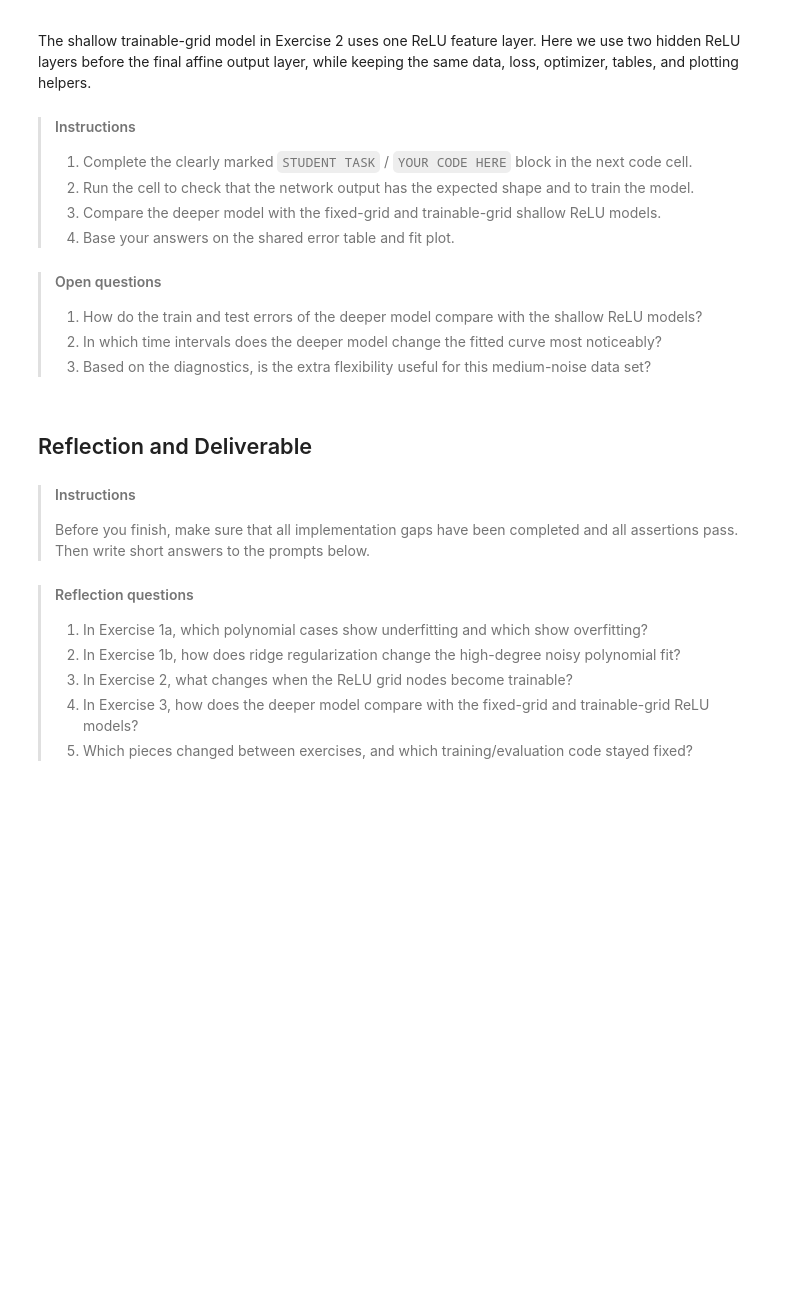
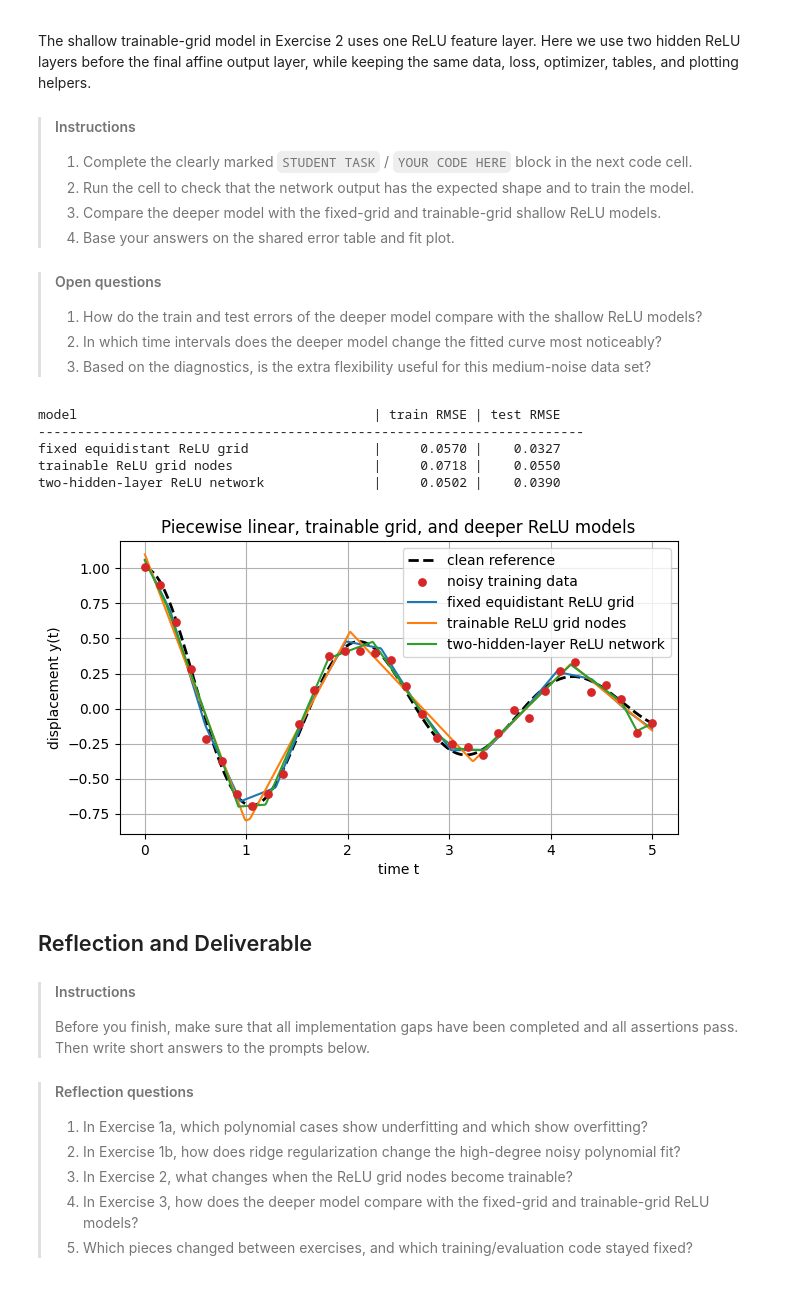
Before and after one commit to ismaelgallolopez/ENHANCE_ODE_exercises, a Jupyter notebook: 05/day6-exercises.ipynb, the cells around one changed output. Drawn from its saved outputs; the diff is of its cells as text; code cells hidden in the pictures; blank space fills up the shorter version.

```diff
--- a/05/day6-exercises.ipynb
+++ b/05/day6-exercises.ipynb
@@ -301,28 +315,15 @@ With fixed grid nodes, only the output weights are trained. With trainable grid
 # %%
 def relu_jax(z):
     """JAX implementation of ReLU(z) = max(0, z)."""
-    # ======================================================================
-    # STUDENT TASK: JAX ReLU
-    # Replace the placeholder line below with a JAX expression for
-    # max(z, 0).
-    # Hint: Use an elementwise nonlinearity that works on JAX arrays.
-    # YOUR CODE HERE
-    # ======================================================================
-    raise NotImplementedError("Implement the JAX ReLU before running Exercise 2.")
+    return jnp.maximum(z, 0.0)
 
 
 def fixed_relu_features(x, knots):
     """Feature matrix for a one-dimensional piecewise linear ReLU model."""
     x = jnp.asarray(x)
     knots = jnp.asarray(knots)
-    # ======================================================================
-    # STUDENT TASK: fixed-grid ReLU feature matrix
-    # Replace the placeholder line below with code that returns columns
-    # 1, x, ReLU(x-knot_1), ..., ReLU(x-knot_M).
-    # Hint: Build one column per hinge function, together with the intercept and linear terms.
-    # YOUR CODE HERE
-    # ======================================================================
-    raise NotImplementedError("Implement the fixed-grid ReLU feature matrix for Exercise 2a.")
+    hinges = relu_jax(x[:, None] - knots[None, :])
+    return jnp.concatenate([jnp.ones_like(x)[:, None], x[:, None], hinges], axis=1)
 
 
 def init_fixed_relu_grid_model(key, knots):
@@ -347,14 +348,8 @@ def init_trainable_relu_grid_model(key, knots):
 
 def apply_trainable_relu_grid_model(params, x):
     """Evaluate the ReLU grid model using the current trainable knot locations."""
-    # ======================================================================
-    # STUDENT TASK: trainable-grid ReLU model
-    # Replace the placeholder line below with code that uses
-    # params["knots"] inside fixed_relu_features and applies params["weights"].
-    # Hint: Treat the current knot locations as part of the model state.
-    # YOUR CODE HERE
-    # ======================================================================
-    raise NotImplementedError("Implement the trainable-grid ReLU model for Exercise 2b.")
+    features = fixed_relu_features(x[:, 0], params["knots"])
+    return features @ params["weights"]
 
 
 # Quick checks for the Exercise 2 functions. The feature check only uses one
@@ -442,46 +451,48 @@ def init_deep_relu_network(key, width=10):
 def apply_deep_relu_network(params, x):
     """Evaluate an affine-ReLU-affine-ReLU-affine network."""
     # x has shape (n_samples, 1). Return shape (n_samples,).
-    # ======================================================================
-    # STUDENT TASK: deeper ReLU forward pass
-    # Replace the placeholder line below with the forward pass
-    # affine -> ReLU -> affine -> ReLU -> affine.
-    # Hint: Apply the affine maps and activations in the order described above.
-    # YOUR CODE HERE
-    # ======================================================================
-    raise NotImplementedError("Implement the deeper ReLU network for Exercise 3.")
+    hidden1 = relu_jax(x @ params["W1"] + params["b1"])
+    hidden2 = relu_jax(hidden1 @ params["W2"] + params["b2"])
+    return hidden2 @ params["W3"] + params["b3"]
 
 
 # Shape check before running the optimizer. A model that returns shape (n, 1)
 # instead of (n,) would silently create awkward broadcasting in the loss.
 x_shape_check = jnp.asarray(medium_noise_data["x_train"][:, None])
 deep_check = apply_deep_relu_network(init_deep_relu_network(random.PRNGKey(50)), x_shape_check)
 assert deep_check.shape == jnp.asarray(medium_noise_data["y_train"]).shape
 
 # The deeper network uses the same regression pipeline as the previous models.
 # We lower the learning rate because the parameterization is more nonlinear.
 deep_experiment = make_experiment(
     name="two-hidden-layer ReLU network",
     data=medium_noise_data,
     init_model=lambda key: init_deep_relu_network(key, width=10),
     apply_model=apply_deep_relu_network,
     loss=mean_squared_error_loss,
     seed=50,
     steps=1400,
     learning_rate=2e-3,
 )
 deep_relu_model = run_experiments([deep_experiment])[0]
 
 print_model_table([fixed_relu_model, trainable_relu_grid_model, deep_relu_model], medium_noise_data)
 plot_training_histories(
     [trainable_relu_grid_model, deep_relu_model],
     title="Trainable grid vs deeper ReLU network",
 )
 plot_model_fits(
     [fixed_relu_model, trainable_relu_grid_model, deep_relu_model],
     medium_noise_data,
     title="Piecewise linear, trainable grid, and deeper ReLU models",
 )
+# %% [output]
+model                                      | train RMSE | test RMSE
+----------------------------------------------------------------------
+fixed equidistant ReLU grid                |     0.0570 |    0.0327
+trainable ReLU grid nodes                  |     0.0718 |    0.0550
+two-hidden-layer ReLU network              |     0.0502 |    0.0390
+[figure, added]
 # %% [markdown]
 ## Reflection and Deliverable
 
```
Also changed, not shown: parts of 5 cells of this notebook.
